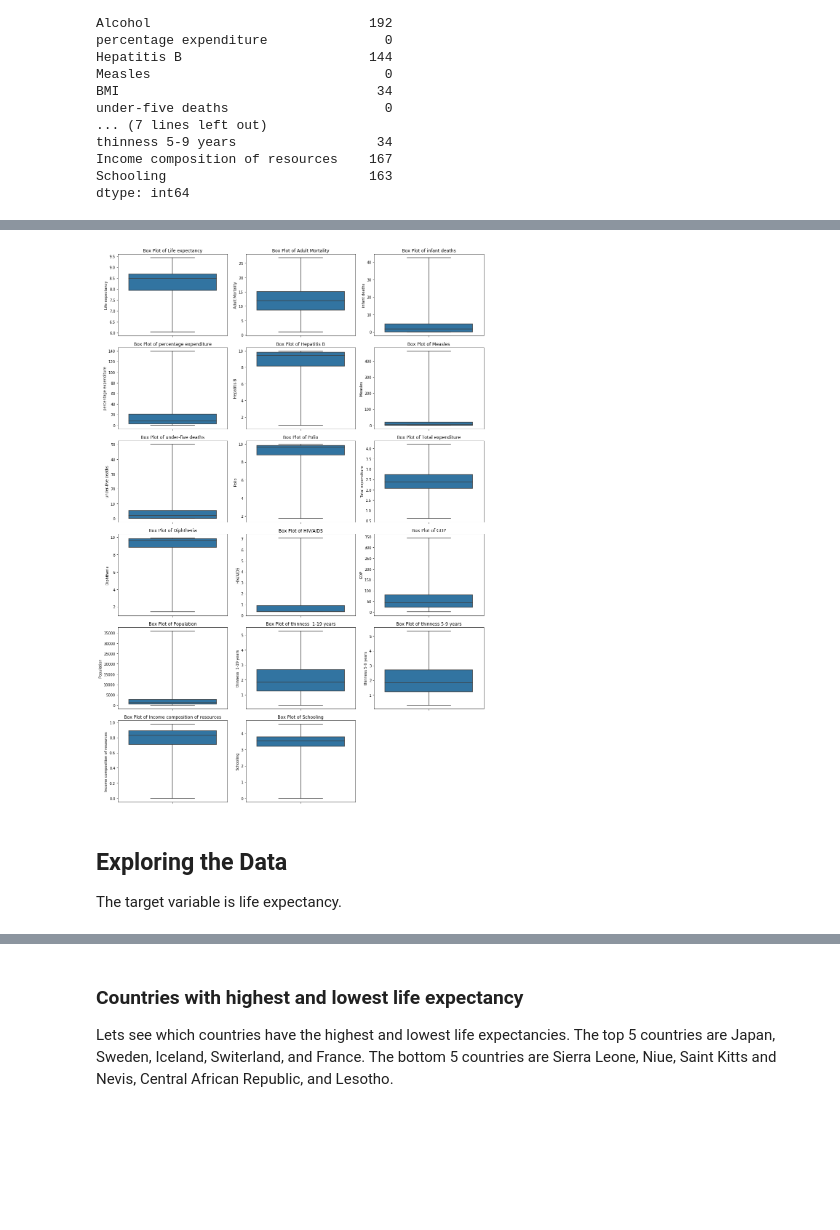
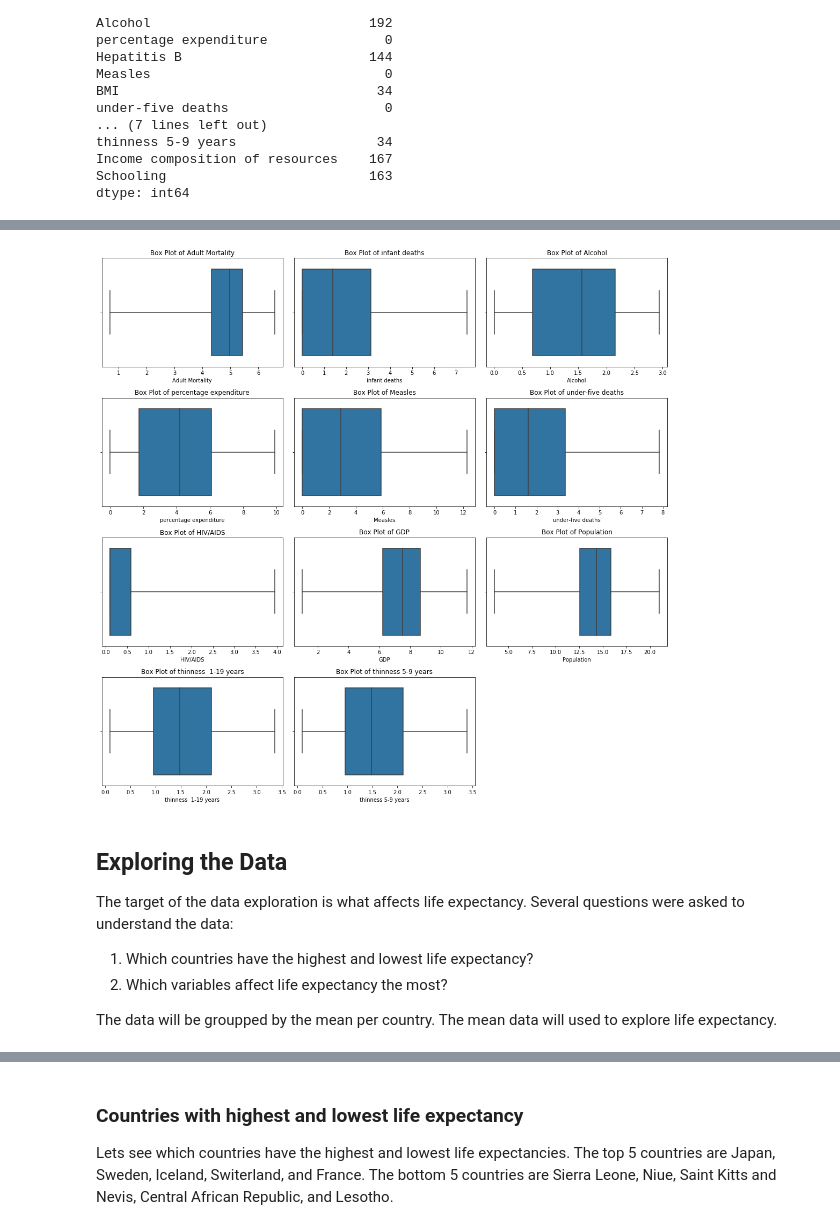
Before and after one commit to andrewab981/Thinkful, a Jupyter notebook: Module 17/17.10 Challenge Assignment.ipynb, the cells around one changed output, grey strips where cells are left out. Saved outputs shown, nothing was run; the diff lists cells and outputs as text; code cells hidden in the pictures; blank space fills up the shorter version.

```diff
--- a/Module 17/17.10 Challenge Assignment.ipynb
+++ b/Module 17/17.10 Challenge Assignment.ipynb
@@ -140,0 +144,12 @@ dtype: int64
+# %%
+# Fill 10 missing life expectancy rows with the average in data
+df['Life expectancy'].fillna(df['Life expectancy'].mean(), inplace=True)
+
+# Fill remaining amounts based on life expectancy
+df = df.groupby('Life expectancy').apply(
+    lambda x: x.interpolate()).reset_index()
+
+df.drop(['index'], axis=1, inplace=True)
+
+# check to see if all values are filled
+df.isna().sum()
@@ -141,6 +174,7 @@ dtype: int64
 # %%
-df = df.apply(lambda x: x.interpolate(
-    method='nearest'))
+df = df.apply(
+    lambda x: x.interpolate()).reset_index()
 
+# check to see if all values are filled
 df.isna().sum()
 # %% [output]
@@ -184,11 +222,11 @@ variables = ['Year', 'Life expectancy', 'Adult Mortality', 'infant deaths',
 # %%
 plt.figure(figsize=(15, 25))
 
-i = 0
-for variable in variables:
+# Boxplot for each variable in list
+for i, variable in enumerate(variables):
     i += 1
     plt.subplot(7, 3, i)
-    sns.boxplot(df[variable], orient='v')
+    sns.boxplot(df[variable], orient='h', whis=25)
     plt.title('Box Plot of {}'.format(variable))
 
 plt.tight_layout()
@@ -201,27 +239,31 @@ As shown in the charts above there is ouliers in each variable expect for year,
 # %%
-outliers = ['Life expectancy', 'Adult Mortality', 'infant deaths',
-            'percentage expenditure', 'Hepatitis B', 'Measles',
-            'under-five deaths', 'Polio', 'Total expenditure', 'Diphtheria',
+# Create list of identified outliers above and  variables that were
+# positively skewed.
+outliers = ['Adult Mortality', 'infant deaths', 'Alcohol',
+            'percentage expenditure', 'Measles','under-five deaths',
             'HIV/AIDS', 'GDP', 'Population', 'thinness  1-19 years',
-            'thinness 5-9 years', 'Income composition of resources', 'Schooling']
+            'thinness 5-9 years']
 
-df[outliers] = np.sqrt(df[outliers])
-
+df[outliers] = np.log1p(df[outliers])
 
 plt.figure(figsize=(15, 25))
 
-i = 0
-for variable in outliers:
+# Generate box plot of the outliers list
+for i, variable in enumerate(outliers):
     i += 1
     plt.subplot(7, 3, i)
-    sns.boxplot(df[variable], orient='v', whis=25)
+    sns.boxplot(df[variable], orient='h', whis=25)
     plt.title('Box Plot of {}'.format(variable))
 
 plt.tight_layout()
 plt.show()
 # %% [output]
-[figure, old version]
+[figure, new version]
-# %% [markdown]
-## Exploring the Data
-The target variable is life expectancy.
+# %% [markdown]
+## Exploring the Data
+The target of the data exploration is what affects life expectancy. Several questions were asked to understand the data:
+1. Which countries have the highest and lowest life expectancy?
+2. Which variables affect life expectancy the most?
+
+The data will be groupped by the mean per country. The mean data will used to explore life expectancy.
 # %%
```
Also changed, not shown: parts of 33 cells of this notebook.
